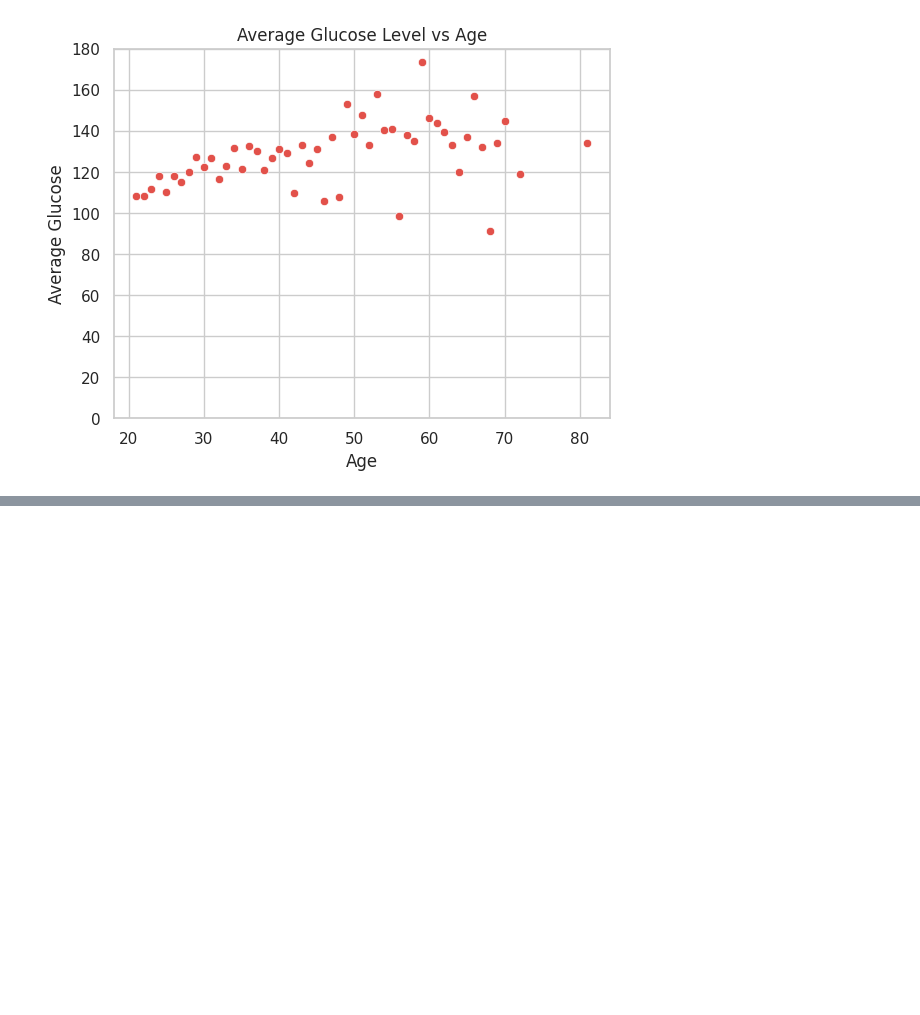
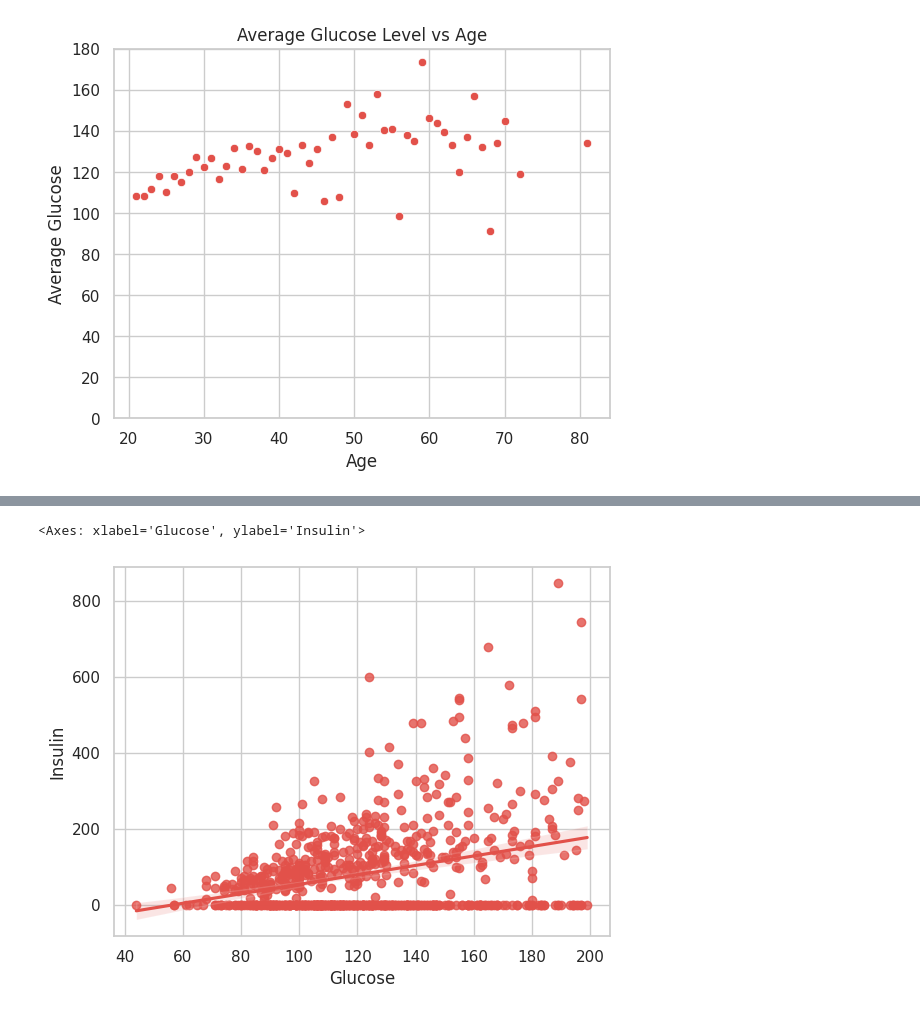
Before and after one commit to deepthi-sud/PythonDataVisualizaton, a Jupyter notebook: Visualization_Project.ipynb, the cells around one changed output, grey strips where cells are left out. Drawn from its saved outputs; the diff is of its cells as text; code cells hidden in the pictures; blank space fills up the shorter version.

```diff
--- a/Visualization_Project.ipynb
+++ b/Visualization_Project.ipynb
@@ -64,0 +147,4 @@ fig.show()
+# %%
+df=df[df['Glucose']!=0 ]
+# %%
+df=df[df['BMI']!=0 ]
@@ -64,0 +153,5 @@ fig.show()
+# %%
+sns.regplot(x="Glucose",y="Insulin",data=df)
+# %% [output]
+<Axes: xlabel='Glucose', ylabel='Insulin'>
+[figure, added]
```
Also changed, not shown: parts of 25 cells of this notebook.
